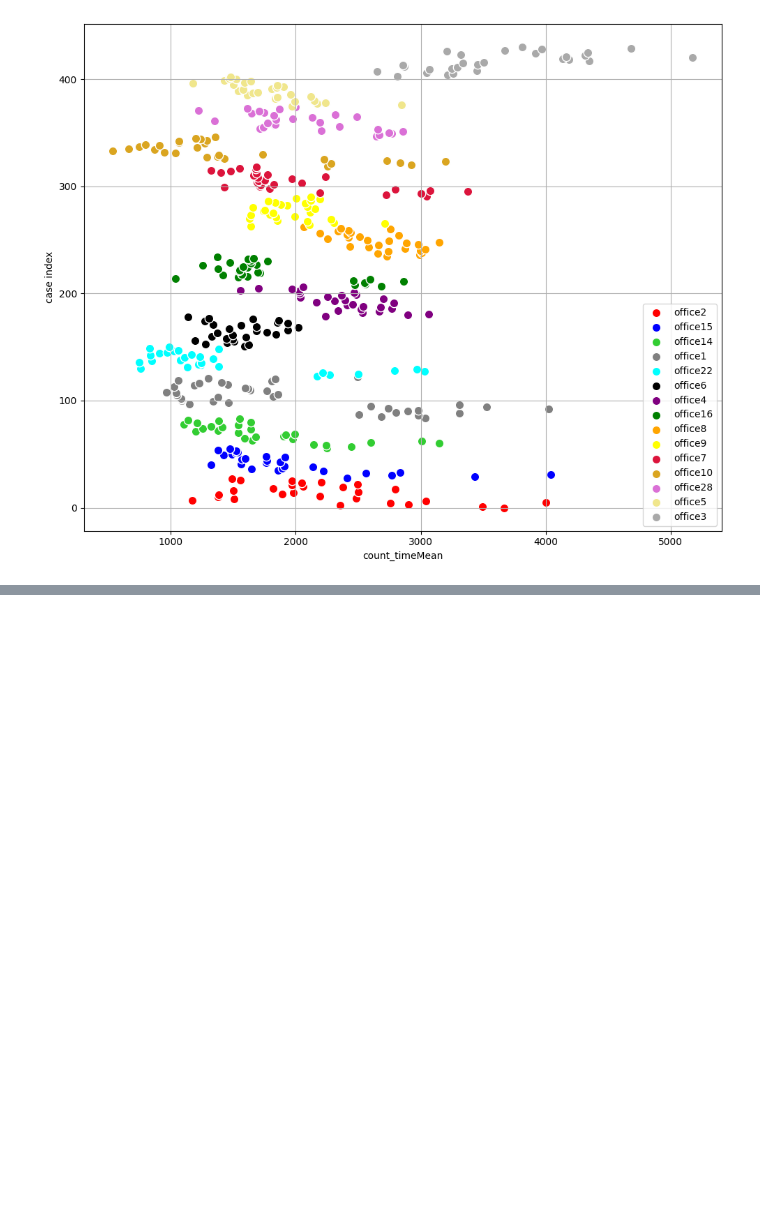
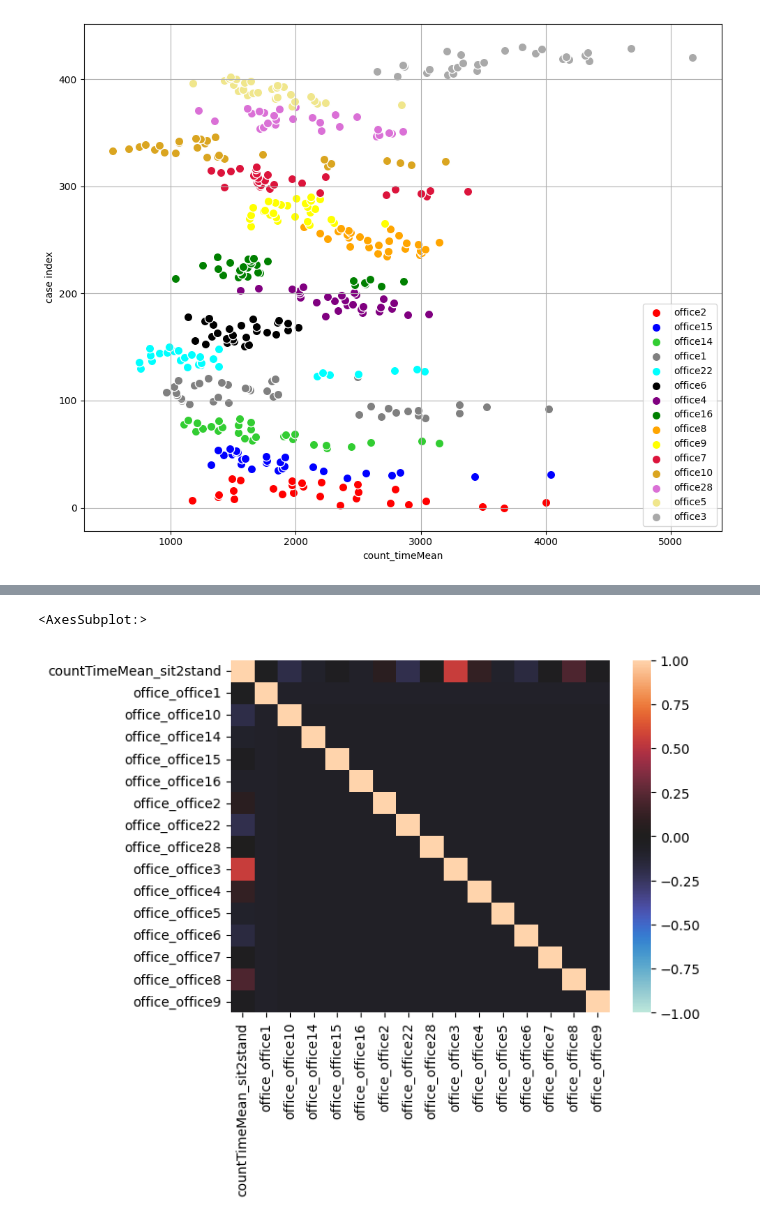
Before and after one commit to Enehentaro/MachineLearning, a Jupyter notebook: NoteBook/TrialAndError.ipynb, the cells around one changed output, grey strips where cells are left out. Saved outputs shown, nothing was run; the diff lists cells and outputs as text; code cells hidden in the pictures; blank space fills up the shorter version.

```diff
--- a/NoteBook/TrialAndError.ipynb
+++ b/NoteBook/TrialAndError.ipynb
@@ -583,0 +797,3 @@ plt.show()
+# %%
+df_total = pd.merge(df_new, df_read, on=["case_name", "aircon", "ventilation", "exhaust"])
+df_total
@@ -583,0 +814,3 @@ plt.show()
+# %%
+df_core = df_total[["aircon", "ventilation", "exhaust", "office", "office_type", "countTimeMean_sit2stand"]]
+df_core
@@ -583,0 +831,3 @@ plt.show()
+# %%
+df_onehot = pd.get_dummies(df_core, columns=['office'])
+df_onehot
@@ -583,0 +848,3 @@ plt.show()
+# %%
+df_corr = df_onehot.drop(columns=["aircon", "ventilation"]).corr()
+df_corr["countTimeMean_sit2stand"]
@@ -583,0 +869,5 @@ plt.show()
+# %%
+sns.heatmap(df_corr, vmax=1, vmin=-1, center=0)
+# %% [output]
+<AxesSubplot:>
+[figure, added]
```
Also changed, not shown: parts of 31 cells of this notebook, 11 other files.
